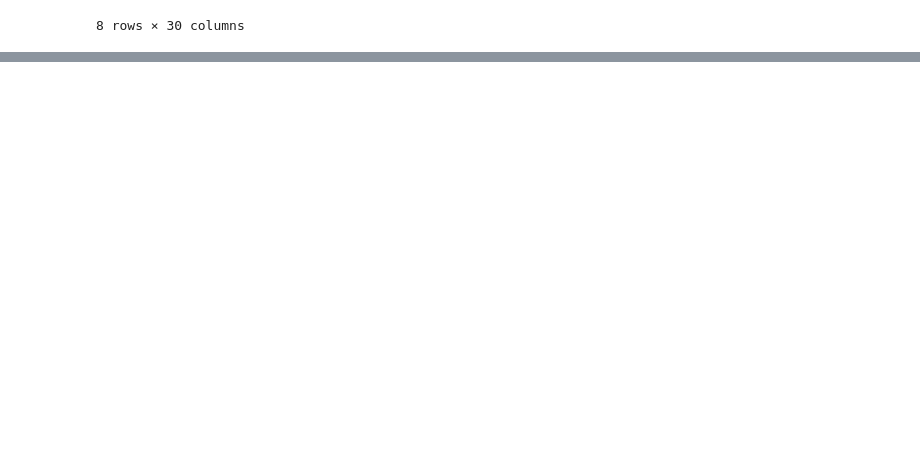
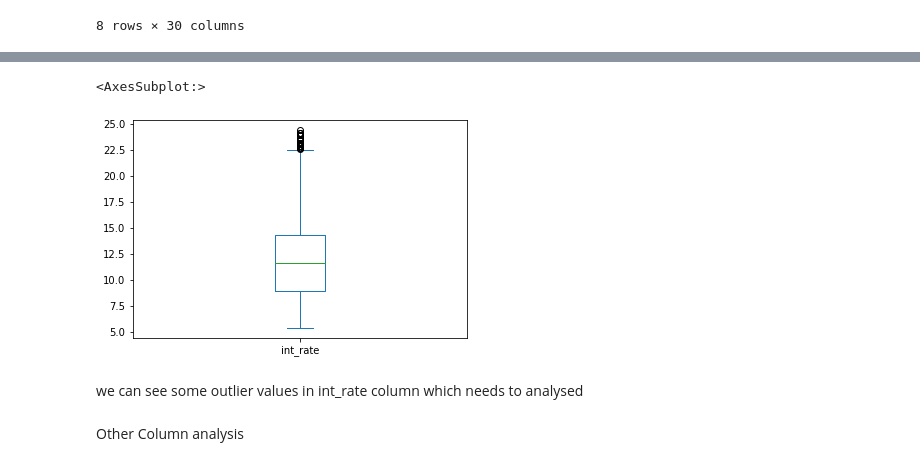
Before and after one commit to ShwetaRRao2511/EDAAssignment, a Jupyter notebook: Lending_Club_UseCase.ipynb, the cells around one changed output, grey strips where cells are left out. Drawn from its saved outputs; the diff is of its cells as text; code cells hidden in the pictures; blank space fills up the shorter version.

```diff
--- a/Lending_Club_UseCase.ipynb
+++ b/Lending_Club_UseCase.ipynb
@@ -390,0 +456,4 @@ df.describe()
+# %%
+# covert the int_rate to numeric value we have already removed the %
+df['int_rate'] = pd.to_numeric(df['int_rate'])
+df['int_rate'].describe()
@@ -390,0 +470,10 @@ df.describe()
+# %%
+#plot the values
+df['int_rate'].plot.box()
+# %% [output]
+<AxesSubplot:>
+[figure, added]
+# %% [markdown]
+we can see some outlier values in int_rate column which needs to analysed
+# %% [markdown]
+Other Column analysis
```
Also changed, not shown: parts of 47 cells of this notebook.
